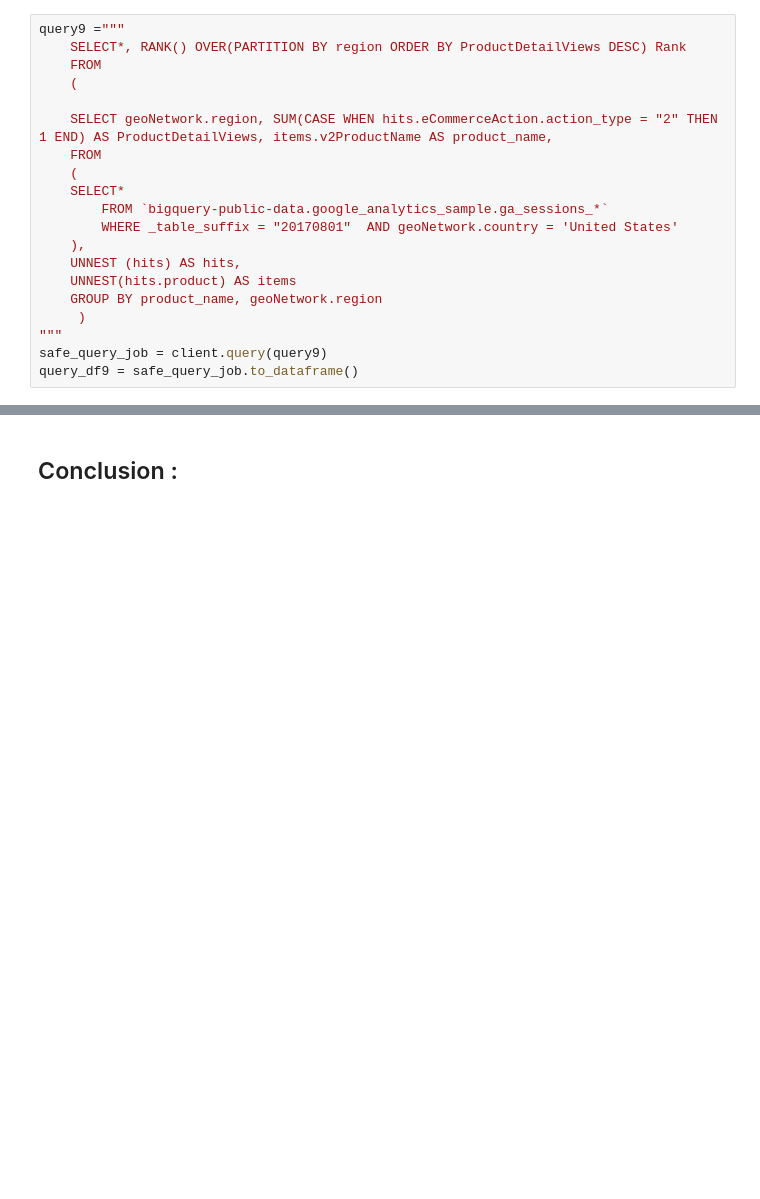
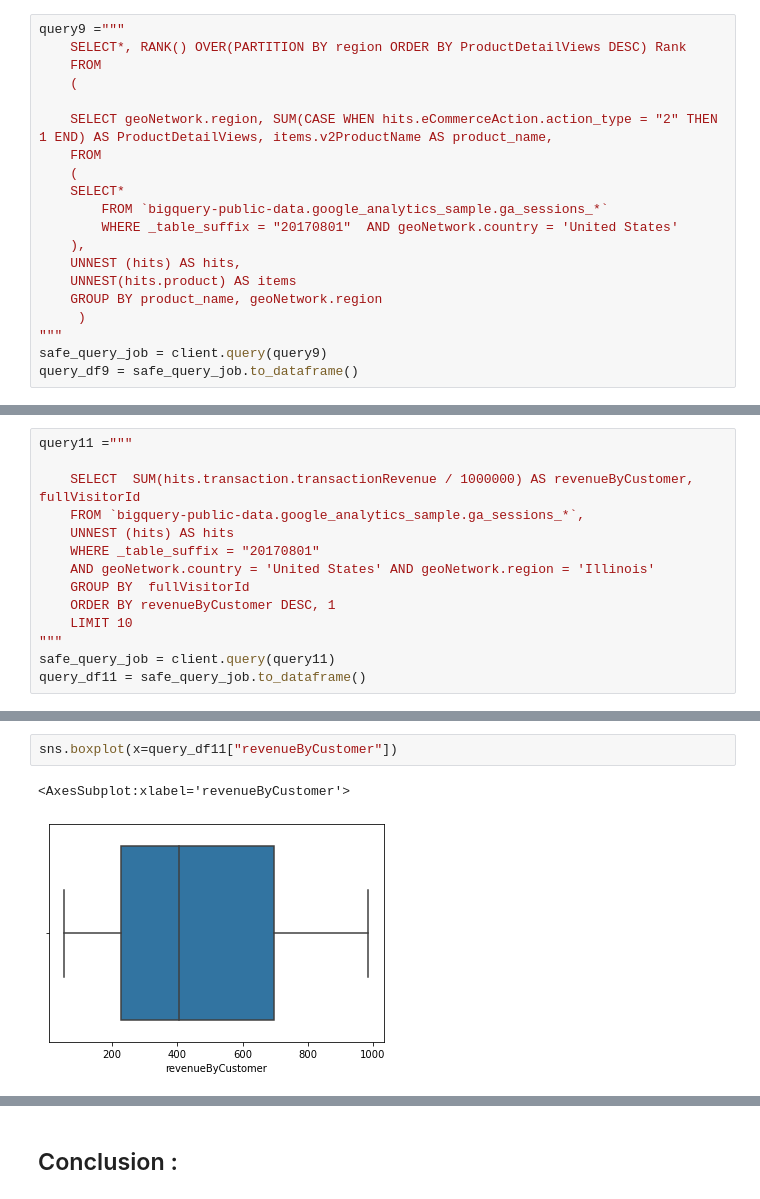
Before and after one commit to EgorWK4/google_analytics_EDA_sample, a Jupyter notebook: EDA.ipynb, the cells around one changed output, grey strips where cells are left out. Saved outputs shown, nothing was run; the diff lists cells and outputs as text; blank space fills up the shorter version.

```diff
--- a/EDA.ipynb
+++ b/EDA.ipynb
@@ -312,0 +385,14 @@ query_df9
+# %%
+query11 ="""
+
+    SELECT  SUM(hits.transaction.transactionRevenue / 1000000) AS revenueByCustomer, fullVisitorId
+    FROM `bigquery-public-data.google_analytics_sample.ga_sessions_*`,
+    UNNEST (hits) AS hits
+    WHERE _table_suffix = "20170801"
+    AND geoNetwork.country = 'United States' AND geoNetwork.region = 'Illinois'
+    GROUP BY  fullVisitorId
+    ORDER BY revenueByCustomer DESC, 1
+    LIMIT 10
+"""
+safe_query_job = client.query(query11)
+query_df11 = safe_query_job.to_dataframe()
@@ -312,0 +413,5 @@ query_df9
+# %%
+sns.boxplot(x=query_df11["revenueByCustomer"])
+# %% [output]
+<AxesSubplot:xlabel='revenueByCustomer'>
+[figure, added]
```
Also changed, not shown: parts of 24 cells of this notebook, 5 other files.
